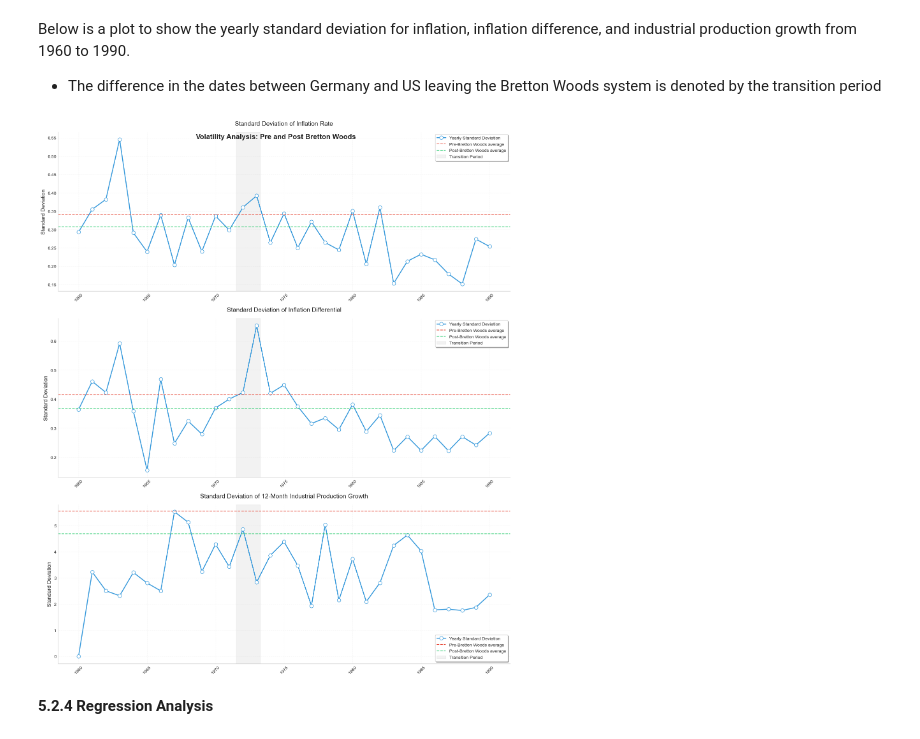
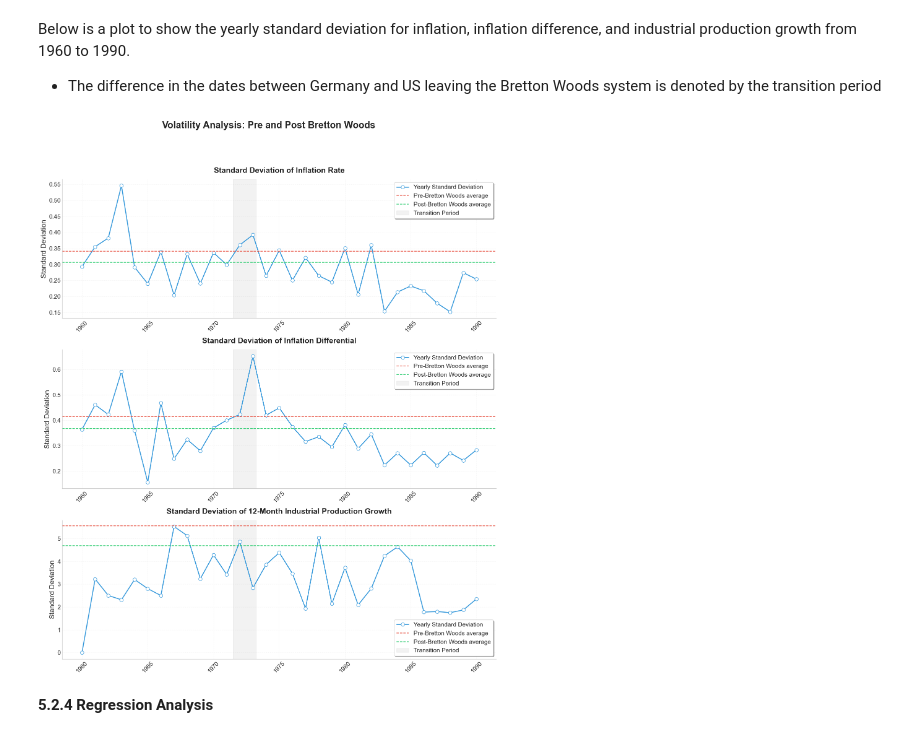
Before and after one commit to EC1B1-Macro-Project/Germany_Coursework, a Jupyter notebook: code/NB00.ipynb, the cells around one changed output. Cells and saved outputs as stored; diff of their text form; code cells hidden in the pictures.

```diff
--- a/code/NB00.ipynb
+++ b/code/NB00.ipynb
@@ -622,23 +633,23 @@ for ax in [ax1, ax2, ax3, ax4]:
     ax.spines['top'].set_visible(False)
     ax.spines['right'].set_visible(False)
     ax.axhline(y=0, color='gray', linestyle='-', alpha=0.2)
-    ax.tick_params(axis='both', labelsize=10)
+    ax.tick_params(axis='both', labelsize=15)
 
     if ax == ax2:  # For inflation differential plot only
         # Add both exit lines
         line_us = ax.axvline(x=us_exit, color=colors['us_exit'], linestyle='--',
-                           alpha=0.7, linewidth=2, label='US Exits Bretton Woods (August 1971)')
+                           alpha=1.0, linewidth=2, label='US Exits Bretton Woods (August 1971)')
         line_germany = ax.axvline(x=germany_exit, color=colors['germany_exit'], linestyle='--',
                                 alpha=0.7, linewidth=2, label='Germany Exits Bretton Woods (March 1973)')
         # Add combined legend
         ax.legend(handles=[line_us, line_germany],
-                 fontsize=10, frameon=True, facecolor='white',
+                 fontsize=14, frameon=True, facecolor='white',
                  edgecolor='none', shadow=True, loc='upper left')
     else:  # For other plots
         # Add only Germany's exit line
         line = ax.axvline(x=germany_exit, color=colors['germany_exit'], linestyle='--',
-                         alpha=0.7, linewidth=2, label='Germany Exits Bretton Woods (March 1973)')
-        ax.legend(fontsize=10, frameon=True, facecolor='white',
+                         alpha=1.0, linewidth=2, label='Germany Exits Bretton Woods (March 1973)')
+        ax.legend(fontsize=14, frameon=True, facecolor='white',
                  edgecolor='none', shadow=True, loc='upper left')
 
 # Graph 1: Monthly Inflation (Germany only)
@@ -676,19 +687,19 @@ for ax, title in zip([ax1, ax2, ax3, ax4],
                      'Inflation Differential (Germany minus US)',
                      'Monthly Growth in Industrial Production (Germany)',
                      'Year-over-Year Growth in Industrial Production (Germany)']):
-    ax.set_title(title, fontsize=12, pad=15, fontweight='bold')
-    ax.set_ylabel(ax.get_ylabel(), fontsize=10, fontweight='bold')
+    ax.set_title(title, fontsize=18, pad=15, fontweight='bold')
+    ax.set_ylabel(ax.get_ylabel(), fontsize=18, fontweight='bold')
 
 # Add x-axis labels and rotate dates
 for ax in [ax2, ax4]:
-    ax.set_xlabel('Year', fontsize=10, fontweight='bold')
+    ax.set_xlabel('Year', fontsize=16, fontweight='bold')
     plt.setp(ax.get_xticklabels(), rotation=45, ha='right')
 
 # Add main titles with improved styling
 fig1.suptitle('Inflation Indicators (1959-1990)',
-              y=1.02, fontsize=14, fontweight='bold')
+              y=1.02, fontsize=22, fontweight='bold')
 fig2.suptitle('Industrial Production Indicators (1959-1990)',
-              y=1.02, fontsize=14, fontweight='bold')
+              y=1.02, fontsize=22, fontweight='bold')
 
 # Set figure background color
 for fig in [fig1, fig2]:
@@ -810,59 +819,54 @@ Below is a plot to show the yearly standard deviation for inflation, inflation d
 
 * The difference in the dates between Germany and US leaving the Bretton Woods system is denoted by the transition period
 # %%
+# Define the number of variables to plot
 variables = {
     'Monthly Inflation Growth (%)': 'Inflation Rate',
     'Inflation_Differential': 'Inflation Differential',
     'Industrial Production YoY Growth (%)': '12-Month Industrial Production Growth'
 }
 
-# Calculate inflation differential
-germany_data = merged_df[merged_df['Country'] == 'Germany'].copy()
-germany_data['Inflation_Differential'] = (
-    germany_data['Monthly Inflation Growth (%)'] -
-    merged_df[merged_df['Country'] == 'US']['Monthly Inflation Growth (%)'].values
-)
-
-# Create figure
-fig, axes = plt.subplots(3, 1, figsize=(15, 18))
+# Create figure with the correct number of subplots
+fig, axes = plt.subplots(len(variables), 1, figsize=(15, 18))  # Adjusted to match the number of variables
 
 # Common formatting for all plots
 for ax in axes:
     ax.grid(True, linestyle=':', alpha=0.3)
     ax.spines['top'].set_visible(False)
     ax.spines['right'].set_visible(False)
     ax.tick_params(axis='x', rotation=45)
 
 # Plot each variable
 for idx, (var, title) in enumerate(variables.items()):
     # Calculate statistics
     yearly_std = germany_data.groupby(germany_data['Date'].dt.year)[var].std()
     pre_std = germany_data[germany_data['Date'] <= pre_bw][var].std()
     post_std = germany_data[germany_data['Date'] >= post_bw][var].std()
 
     # Create plot
     axes[idx].plot(yearly_std.index, yearly_std.values, 'o-', color='#3498db',
                   linewidth=2, markersize=8, markerfacecolor='white',
                   label='Yearly Standard Deviation')
     axes[idx].axhline(y=pre_std, color='#e74c3c', linestyle='--',
                       label='Pre-Bretton Woods average')
     axes[idx].axhline(y=post_std, color='#2ecc71', linestyle='--',
                       label='Post-Bretton Woods average')
     axes[idx].axvspan(1971.5, 1973.25, color='gray', alpha=0.1,
                       label='Transition Period')
 
     # Add labels
-    axes[idx].set_title(f'Standard Deviation of {title}', fontsize=14, pad=15)
-    axes[idx].set_ylabel('Standard Deviation', fontsize=12)
-    axes[idx].legend(frameon=True, facecolor='white', shadow=True)
+    axes[idx].set_title(f'Standard Deviation of {title}', fontsize=18, pad=15, fontweight='bold')  # Increased font size
+    axes[idx].set_ylabel('Standard Deviation', fontsize=16)  # Increased font size
+    axes[idx].legend(frameon=True, facecolor='white', shadow=True, fontsize=14)  # Increased font size for legend
+    axes[idx].tick_params(axis='both', labelsize=14)  # Increased tick label size
 
 # Final details
 plt.suptitle('Volatility Analysis: Pre and Post Bretton Woods',
-             fontsize=16, fontweight='bold', y=0.95)
-plt.tight_layout()
+             fontsize=22, fontweight='bold', y=1.0)  # Adjusted y to move title higher
+plt.tight_layout(rect=[0, 0, 1, 0.95])  # Adjust layout to make space for the title
 plt.show()
 # %% [output]
-[figure, old version]
+[figure, new version]
 # %% [markdown]
 <font style='font-size:1.25em'>**5.2.4 Regression Analysis** </font>
 # %%
```
Also changed, not shown: parts of 36 cells of this notebook.
